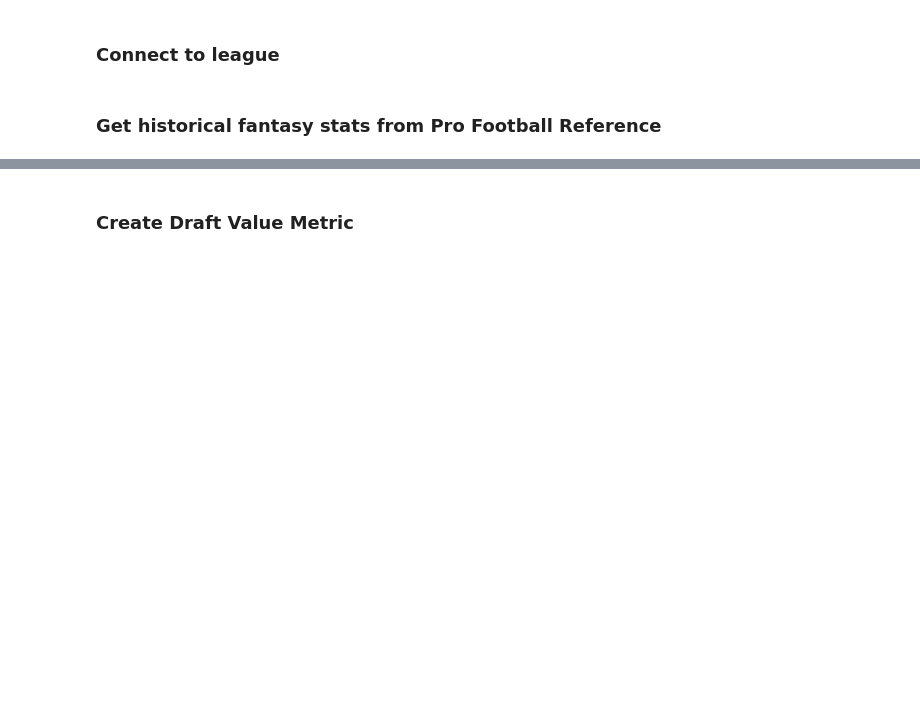
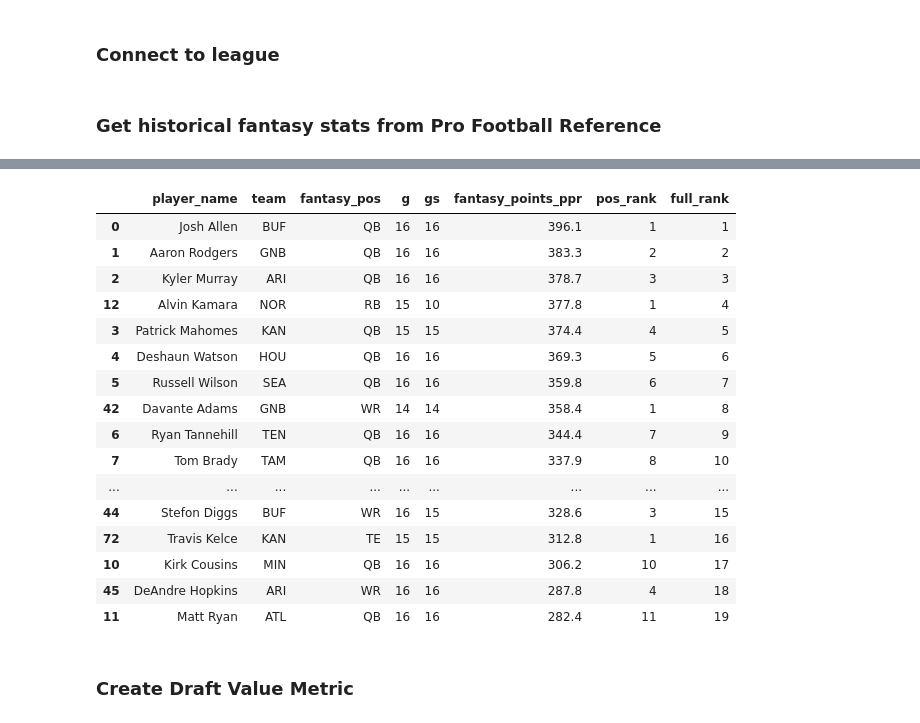
Before and after one commit to arjunghelani/afl-fantasy, a Jupyter notebook: backend/test.ipynb, the cells around one changed output, grey strips where cells are left out. Cells and saved outputs as stored; diff of their text form; code cells hidden in the pictures; blank space fills up the shorter version.

```diff
--- a/backend/test.ipynb
+++ b/backend/test.ipynb
@@ -178,3 +178,46 @@ stats.sort_values('fantasy_points_ppr', ascending=False).head(20)
+# %%
+rates = {'QB':12, 'RB':30, 'WR':30, 'TE':12}
+
+def top_by_position_df(df: pd.DataFrame, rates: dict):
+    # expect columns: position, pos_rank, overall_rank (case-insensitive ok)
+    df2 = df.copy()
+    df2["fantasy_pos"] = df2["fantasy_pos"].str.upper()
+
+    frames = []
+    for pos, n in rates.items():
+        g = df2[df2["fantasy_pos"] == pos].sort_values(
+            by=["pos_rank", "full_rank"],
+            na_position="last"
+        ).head(n)
+        frames.append(g)
+
+    out = pd.concat(frames, ignore_index=True) if frames else df2.iloc[0:0]
+    # also return a flat list ordered by overall_rank if you want
+    flat = out.sort_values(by=["full_rank"], na_position="last")
+    return out, flat
+
+
+by_pos_df, flat_df = top_by_position_df(stats, rates)
+# %%
+flat_df.head(20)
+# %% [output]
+|  | player_name | team | fantasy_pos | g | gs | fantasy_points_ppr | pos_rank | full_rank |
+| 0 | Josh Allen | BUF | QB | 16 | 16 | 396.1 | 1 | 1 |
+| 1 | Aaron Rodgers | GNB | QB | 16 | 16 | 383.3 | 2 | 2 |
+| 2 | Kyler Murray | ARI | QB | 16 | 16 | 378.7 | 3 | 3 |
+| 12 | Alvin Kamara | NOR | RB | 15 | 10 | 377.8 | 1 | 4 |
+| 3 | Patrick Mahomes | KAN | QB | 15 | 15 | 374.4 | 4 | 5 |
+| 4 | Deshaun Watson | HOU | QB | 16 | 16 | 369.3 | 5 | 6 |
+| 5 | Russell Wilson | SEA | QB | 16 | 16 | 359.8 | 6 | 7 |
+| 42 | Davante Adams | GNB | WR | 14 | 14 | 358.4 | 1 | 8 |
+| 6 | Ryan Tannehill | TEN | QB | 16 | 16 | 344.4 | 7 | 9 |
+| 7 | Tom Brady | TAM | QB | 16 | 16 | 337.9 | 8 | 10 |
+| ... | ... | ... | ... | ... | ... | ... | ... | ... |
+| 44 | Stefon Diggs | BUF | WR | 16 | 15 | 328.6 | 3 | 15 |
+| 72 | Travis Kelce | KAN | TE | 15 | 15 | 312.8 | 1 | 16 |
+| 10 | Kirk Cousins | MIN | QB | 16 | 16 | 306.2 | 10 | 17 |
+| 45 | DeAndre Hopkins | ARI | WR | 16 | 16 | 287.8 | 4 | 18 |
+| 11 | Matt Ryan | ATL | QB | 16 | 16 | 282.4 | 11 | 19 |
 # %% [markdown]
 ### Create Draft Value Metric
 # %%
```
Also changed, not shown: parts of 5 cells of this notebook, 7 other files.
